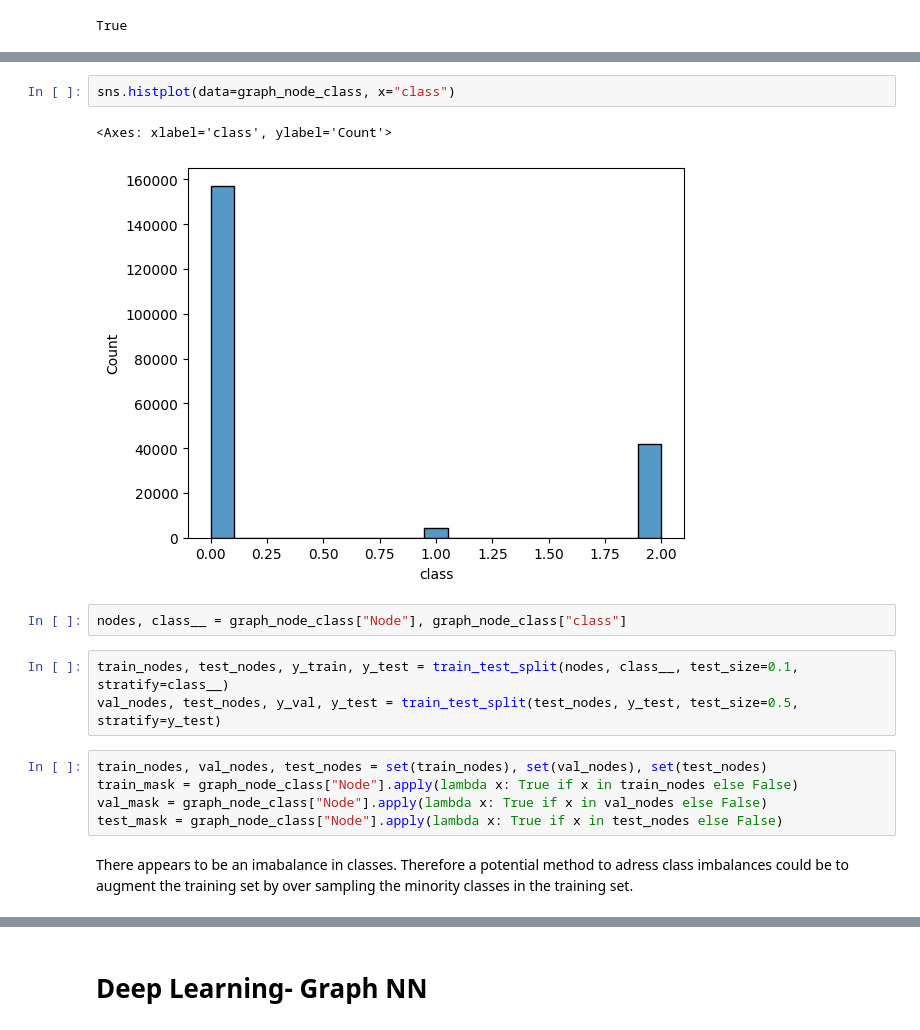
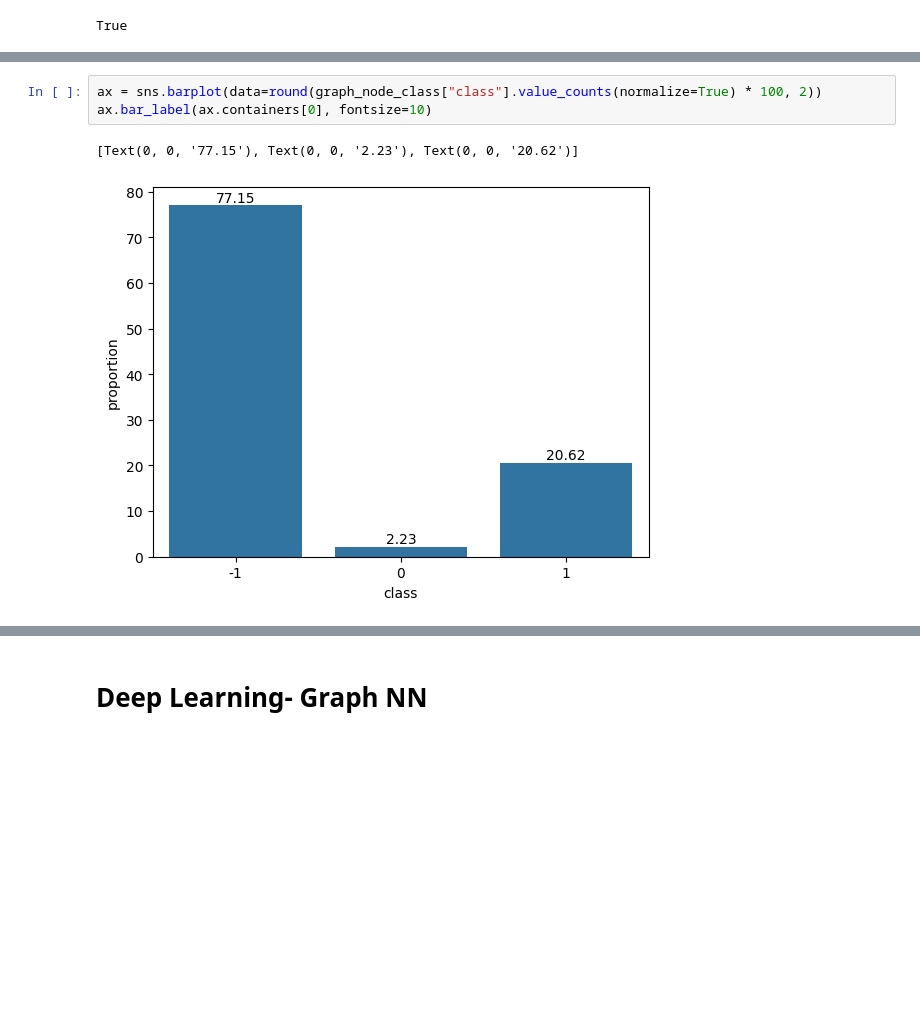
Before and after one commit to alenreuel/data_science_projects, a Jupyter notebook: bitcoin_GNN/notebook.ipynb, the cells around one changed output, grey strips where cells are left out. Saved outputs shown, nothing was run; the diff lists cells and outputs as text; blank space fills up the shorter version.

```diff
--- a/bitcoin_GNN/notebook.ipynb
+++ b/bitcoin_GNN/notebook.ipynb
@@ -184,17 +179,6 @@ Name: Node, dtype: bool
-# %%
-sns.histplot(data=graph_node_class, x="class")
-# %% [output]
-<Axes: xlabel='class', ylabel='Count'>
-[figure, removed]
-# %%
-nodes, class__ = graph_node_class["Node"], graph_node_class["class"]
-# %%
-train_nodes, test_nodes, y_train, y_test = train_test_split(nodes, class__, test_size=0.1, stratify=class__)
-val_nodes, test_nodes, y_val, y_test = train_test_split(test_nodes, y_test, test_size=0.5, stratify=y_test)
-# %%
-train_nodes, val_nodes, test_nodes = set(train_nodes), set(val_nodes), set(test_nodes)
-train_mask = graph_node_class["Node"].apply(lambda x: True if x in train_nodes else False)
-val_mask = graph_node_class["Node"].apply(lambda x: True if x in val_nodes else False)
-test_mask = graph_node_class["Node"].apply(lambda x: True if x in test_nodes else False)
-# %% [markdown]
-There appears to be an imabalance in classes. Therefore a potential method to adress class imbalances could be to augment the training set by over sampling the minority classes in the training set.
+# %%
+ax = sns.barplot(data=round(graph_node_class["class"].value_counts(normalize=True) * 100, 2))
+ax.bar_label(ax.containers[0], fontsize=10)
+# %% [output]
+[Text(0, 0, '77.15'), Text(0, 0, '2.23'), Text(0, 0, '20.62')]
+[figure, added]
```
Also changed, not shown: parts of 25 cells of this notebook, 2 other files.
